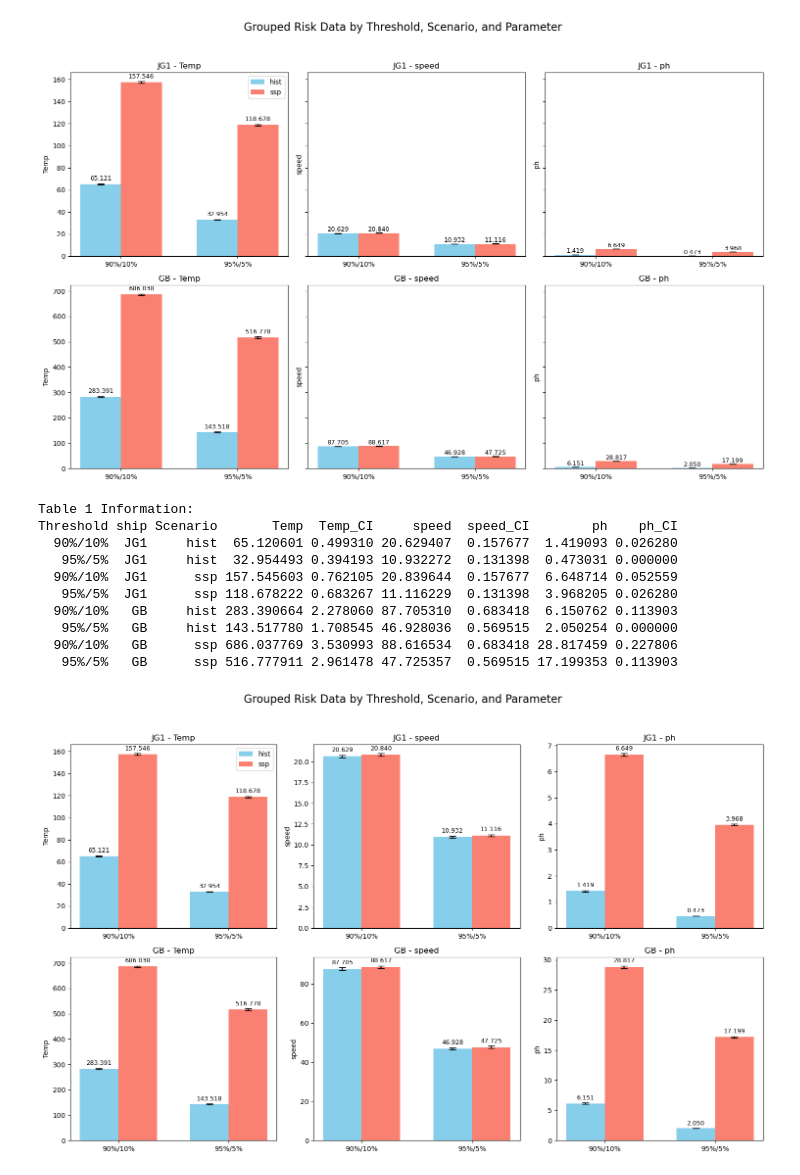
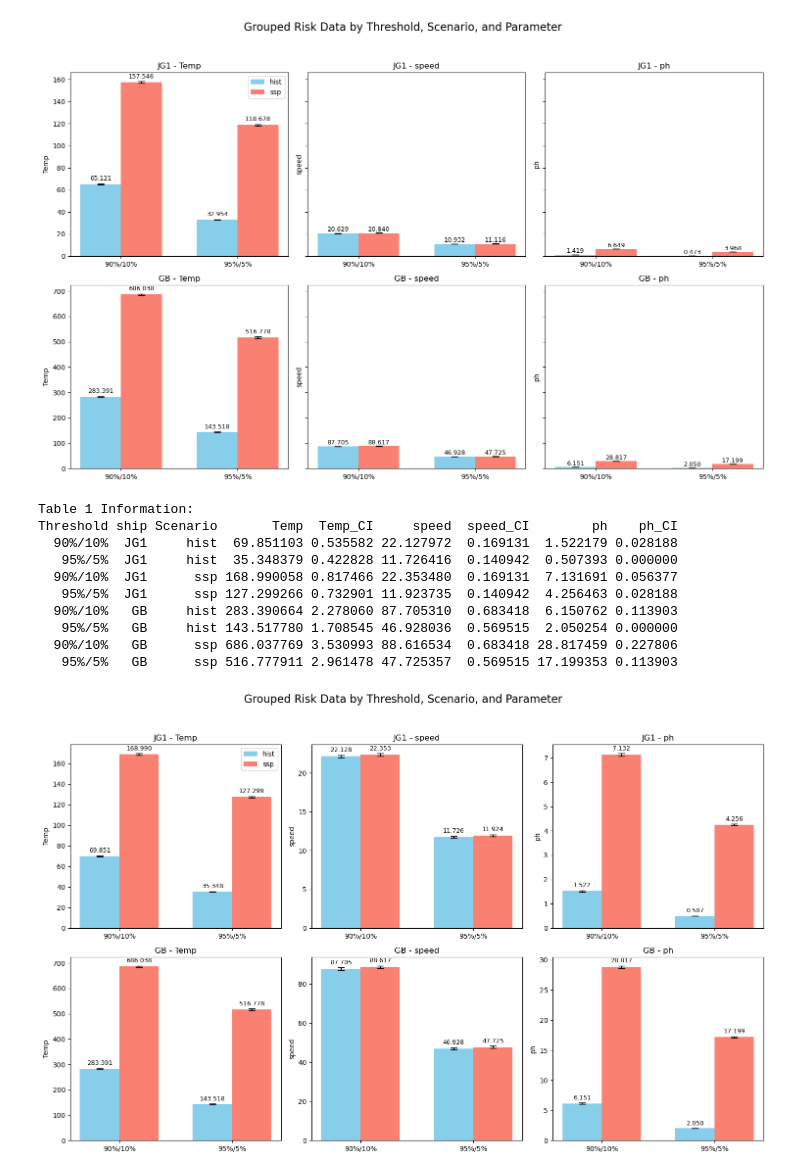
Before and after one commit to ioloi1128/Project_UCH, a Jupyter notebook: 02.3_Risk.ipynb, the cells around one changed output. Cells and saved outputs as stored; diff of their text form; code cells hidden in the pictures.

```diff
--- a/02.3_Risk.ipynb
+++ b/02.3_Risk.ipynb
@@ -6,7 +6,7 @@ import numpy as np
 # ---------------------------
 # Read risk data from file and rename columns to avoid duplicates
 # ---------------------------
-risk_file = "/lfs/home/ioloi/lfs_dir/project_UCH/03_csv/UCH_RiskData_risk.csv"
+risk_file = "/lfs/home/ioloi/lfs_dir/project_UCH/03_csv/UCH_RiskData_risk.0406.csv"
 df_risk = pd.read_csv(risk_file)
 
 # The CSV file contains duplicate column names for CI.
@@ -103,7 +103,7 @@ import numpy as np
 # ---------------------------
 # Read risk data from file and rename columns to avoid duplicates
 # ---------------------------
-risk_file = "/lfs/home/ioloi/lfs_dir/project_UCH/03_csv/UCH_RiskData_risk.csv"
+risk_file = "/lfs/home/ioloi/lfs_dir/project_UCH/03_csv/UCH_RiskData_risk.0406.csv"
 df_risk = pd.read_csv(risk_file)
 
 # Rename columns to have unique names:
@@ -160,35 +160,35 @@ for i, ship in enumerate(ships):
                            label="ssp", color="salmon")
 
         # Set x-axis ticks and labels for threshold groups
         ax.set_xticks(x)
         ax.set_xticklabels(thresholds)
         ax.set_title(f"{ship} - {param}")
         ax.set_ylabel(param)
 
         # Annotate each bar with its numeric value (formatted to three decimals)
         for k in range(len(x)):
             # Use a small offset above the top of each error bar
             ax.text(x[k] - width/2, hist_vals[k] + hist_errs[k] + 0.01 * max(hist_vals + ssp_vals),
                     f"{hist_vals[k]:.3f}", ha="center", va="bottom", fontsize=9)
             ax.text(x[k] + width/2, ssp_vals[k] + ssp_errs[k] + 0.01 * max(hist_vals + ssp_vals),
                     f"{ssp_vals[k]:.3f}", ha="center", va="bottom", fontsize=9)
 
         # Add legend only for the first subplot to avoid redundancy
         if i == 0 and j == 0:
             ax.legend()
 
 plt.suptitle("Grouped Risk Data by Threshold, Scenario, and Parameter", fontsize=16)
 plt.tight_layout(rect=[0, 0.03, 1, 0.95])
 plt.show()
 # %% [output]
 Table 1 Information:
 Threshold ship Scenario       Temp  Temp_CI     speed  speed_CI        ph    ph_CI
-  90%/10%  JG1     hist  65.120601 0.499310 20.629407  0.157677  1.419093 0.026280
-   95%/5%  JG1     hist  32.954493 0.394193 10.932272  0.131398  0.473031 0.000000
-  90%/10%  JG1      ssp 157.545603 0.762105 20.839644  0.157677  6.648714 0.052559
-   95%/5%  JG1      ssp 118.678222 0.683267 11.116229  0.131398  3.968205 0.026280
+  90%/10%  JG1     hist  69.851103 0.535582 22.127972  0.169131  1.522179 0.028188
+   95%/5%  JG1     hist  35.348379 0.422828 11.726416  0.140942  0.507393 0.000000
+  90%/10%  JG1      ssp 168.990058 0.817466 22.353480  0.169131  7.131691 0.056377
+   95%/5%  JG1      ssp 127.299266 0.732901 11.923735  0.140942  4.256463 0.028188
   90%/10%   GB     hist 283.390664 2.278060 87.705310  0.683418  6.150762 0.113903
    95%/5%   GB     hist 143.517780 1.708545 46.928036  0.569515  2.050254 0.000000
   90%/10%   GB      ssp 686.037769 3.530993 88.616534  0.683418 28.817459 0.227806
    95%/5%   GB      ssp 516.777911 2.961478 47.725357  0.569515 17.199353 0.113903
-[figure, old version]
+[figure, new version]
```
Also changed, not shown: 2 other files.
